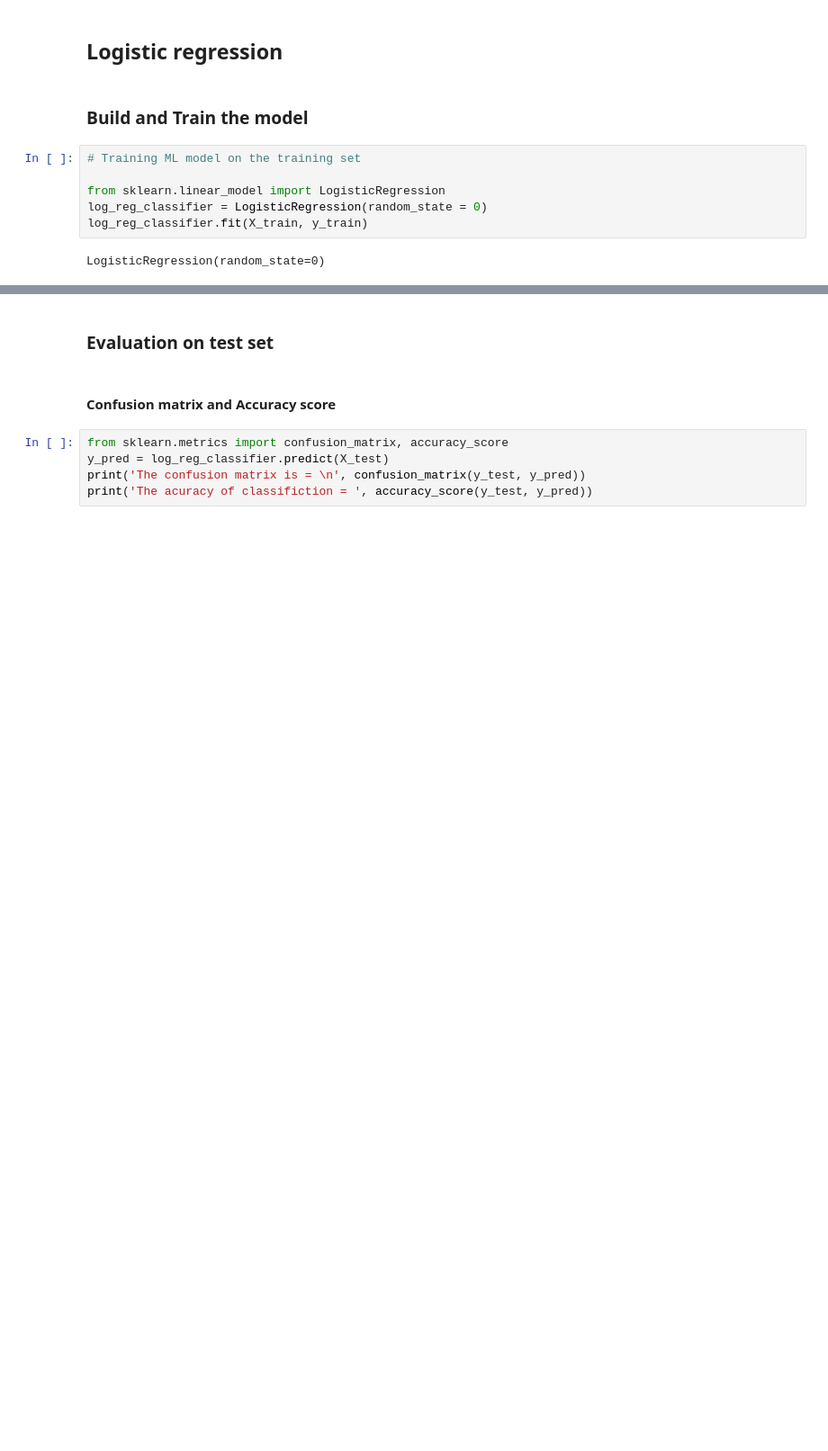
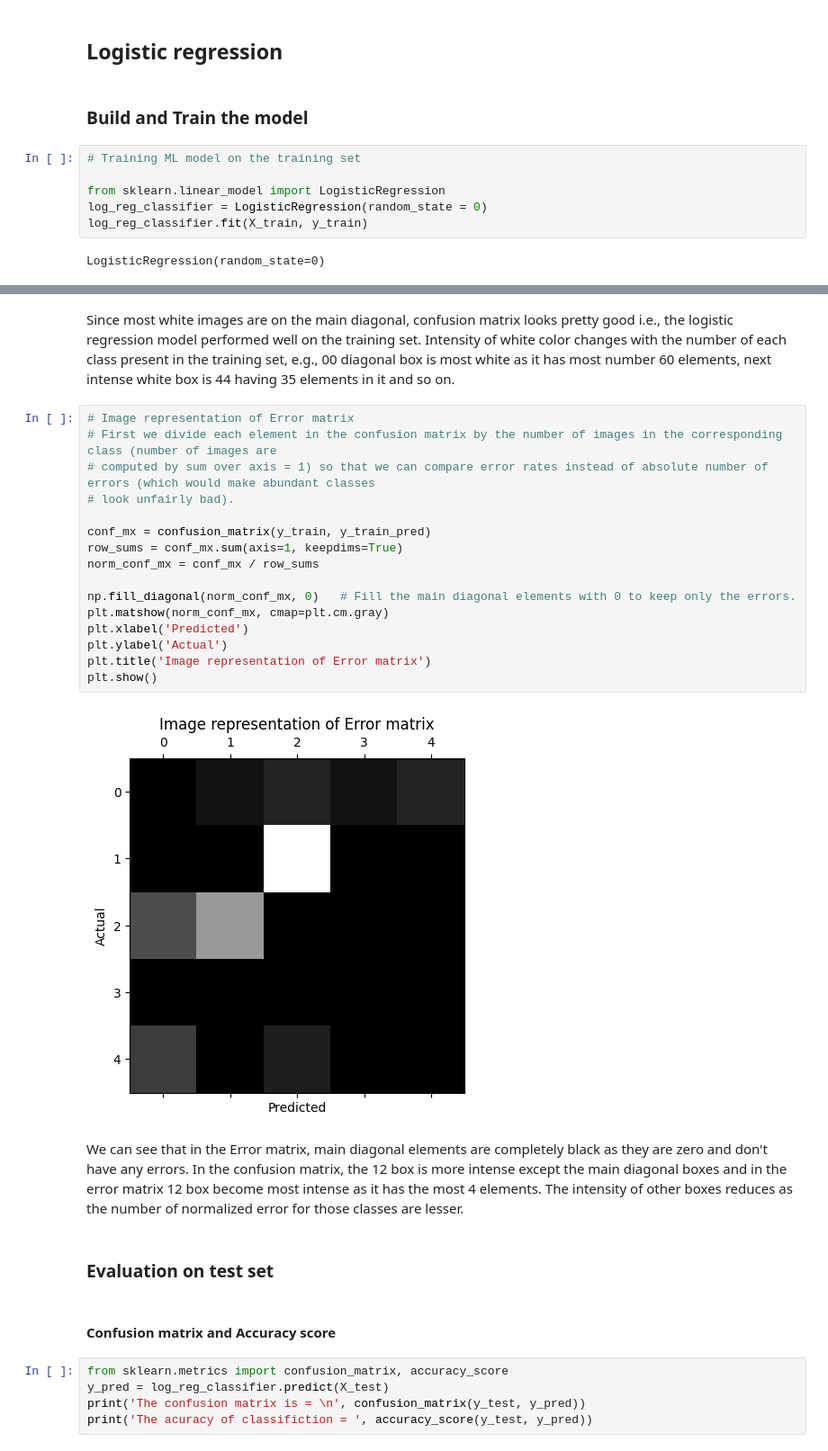
Before and after one commit to arpan9236/Drug_Classification_using_ML_models, a Jupyter notebook: Drug_classification_ML_models.ipynb, the cells around one changed output, grey strips where cells are left out. Shown at 90% size. Saved outputs shown, nothing was run; the diff lists cells and outputs as text; blank space fills up the shorter version.

```diff
--- a/Drug_classification_ML_models.ipynb
+++ b/Drug_classification_ML_models.ipynb
@@ -484,3 +528,25 @@ LogisticRegression(random_state=0)
+# %% [markdown]
+Since most white images are on the main diagonal, confusion matrix looks pretty good i.e., the logistic regression model performed well on the training set. Intensity of white color changes with the number of each class present in the training set, e.g., 00 diagonal box is most white as it has most number 60 elements, next intense white box is 44 having 35 elements in it and so on.
+# %%
+# Image representation of Error matrix
+# First we divide each element in the confusion matrix by the number of images in the corresponding class (number of images are
+# computed by sum over axis = 1) so that we can compare error rates instead of absolute number of errors (which would make abundant classes
+# look unfairly bad).
+
+conf_mx = confusion_matrix(y_train, y_train_pred)
+row_sums = conf_mx.sum(axis=1, keepdims=True)
+norm_conf_mx = conf_mx / row_sums
+
+np.fill_diagonal(norm_conf_mx, 0)   # Fill the main diagonal elements with 0 to keep only the errors.
+plt.matshow(norm_conf_mx, cmap=plt.cm.gray)
+plt.xlabel('Predicted')
+plt.ylabel('Actual')
+plt.title('Image representation of Error matrix')
+plt.show()
+# %% [output]
+[figure, added]
+# %% [markdown]
+We can see that in the Error matrix, main diagonal elements are completely black as they are zero and don't have any errors. In the confusion matrix, the 12 box is more intense except the main diagonal boxes and in the error matrix 12 box become most intense as it has the most 4 elements. The intensity of other boxes reduces as the number of normalized error for those classes are lesser.
 # %% [markdown]
 ### Evaluation on test set
 # %% [markdown]
```
Also changed, not shown: parts of 16 cells of this notebook.
